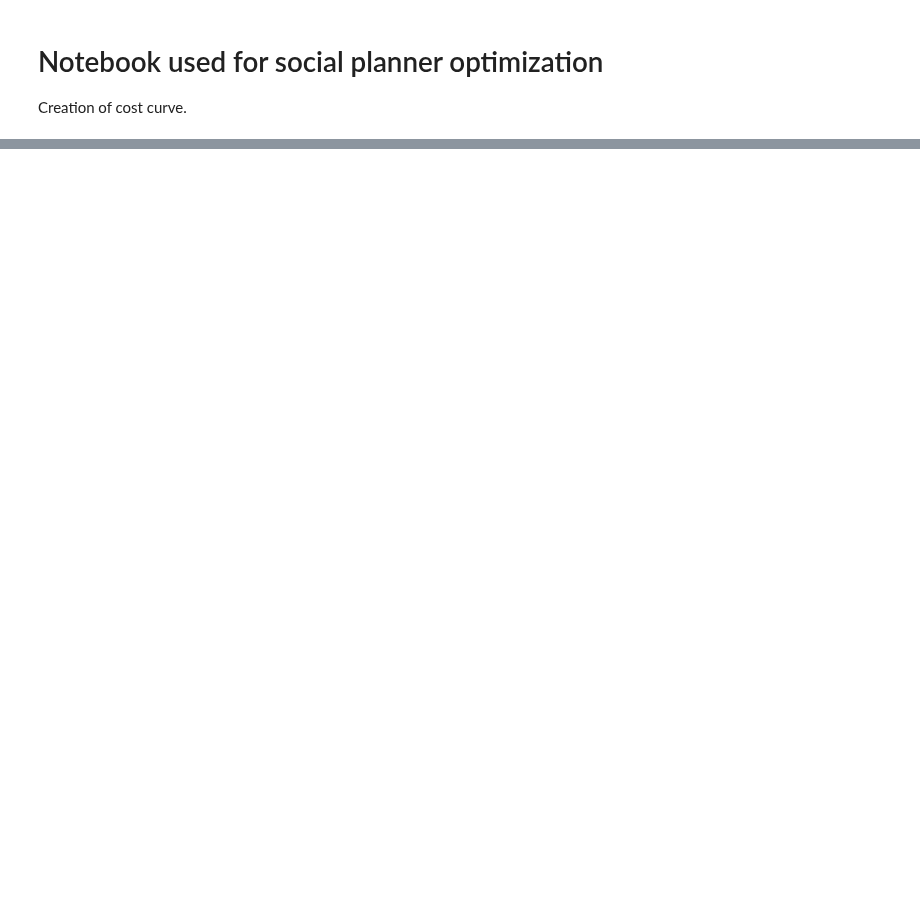
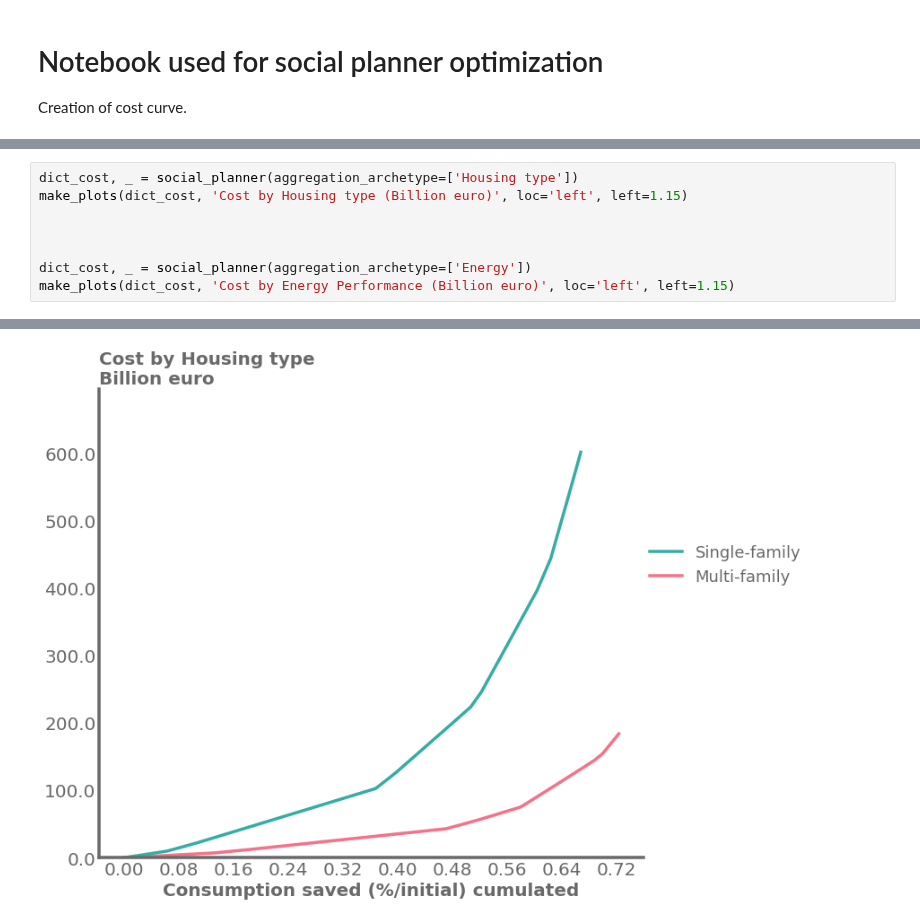
Before and after one commit to CIRED/Res-IRF4, a Jupyter notebook: project/analysis/cost_curve/cost_curve.ipynb, the cells around one changed output, grey strips where cells are left out. Drawn from its saved outputs; the diff is of its cells as text; blank space fills up the shorter version.

```diff
--- a/project/analysis/cost_curve/cost_curve.ipynb
+++ b/project/analysis/cost_curve/cost_curve.ipynb
@@ -69,0 +28,9 @@ def cost_curve(path=None, plot=False):
+# %%
+dict_cost, _ = social_planner(aggregation_archetype=['Housing type'])
+make_plots(dict_cost, 'Cost by Housing type (Billion euro)', loc='left', left=1.15)
+
+
+
+dict_cost, _ = social_planner(aggregation_archetype=['Energy'])
+make_plots(dict_cost, 'Cost by Energy Performance (Billion euro)', loc='left', left=1.15)
+# %% [output]
@@ -69,0 +40 @@ def cost_curve(path=None, plot=False):
+[figure, added]
```
Also changed, not shown: parts of 15 cells of this notebook, 5 other files.
